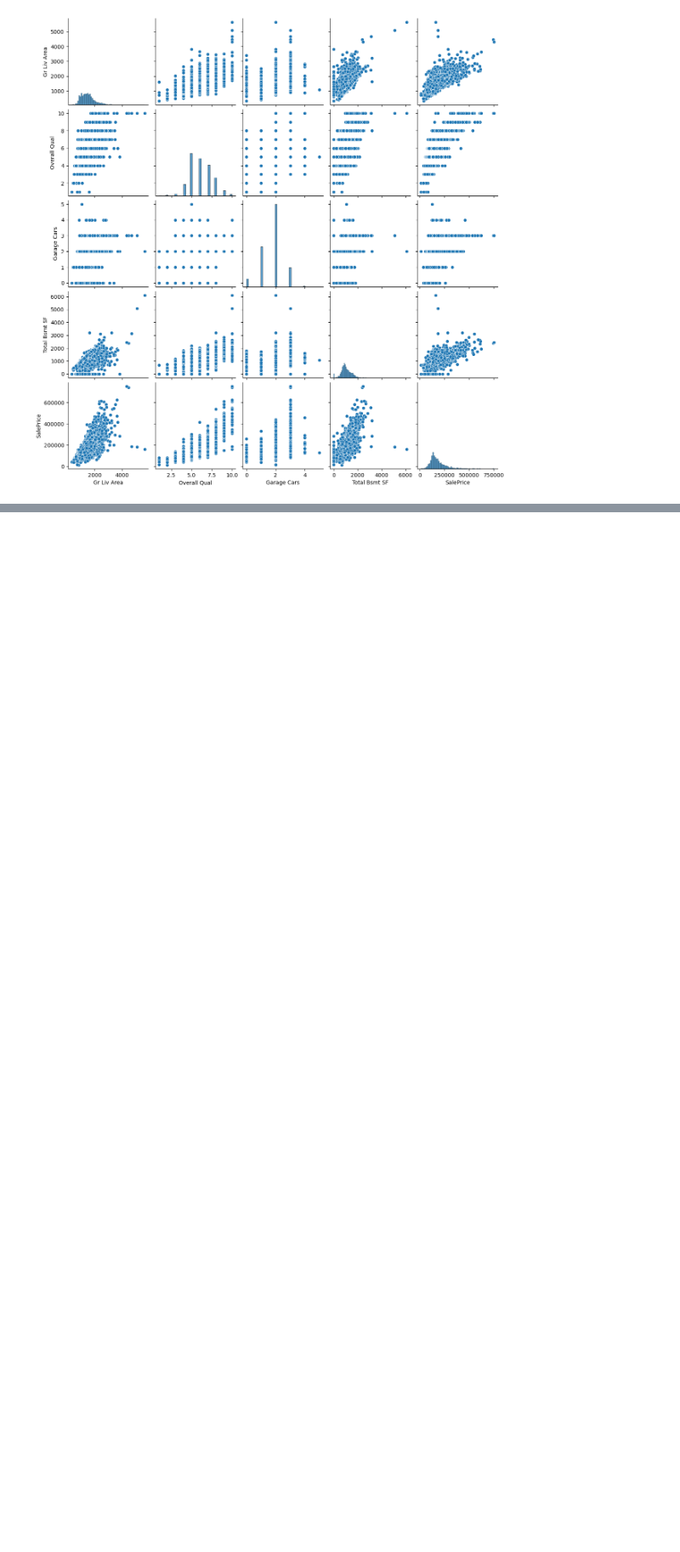
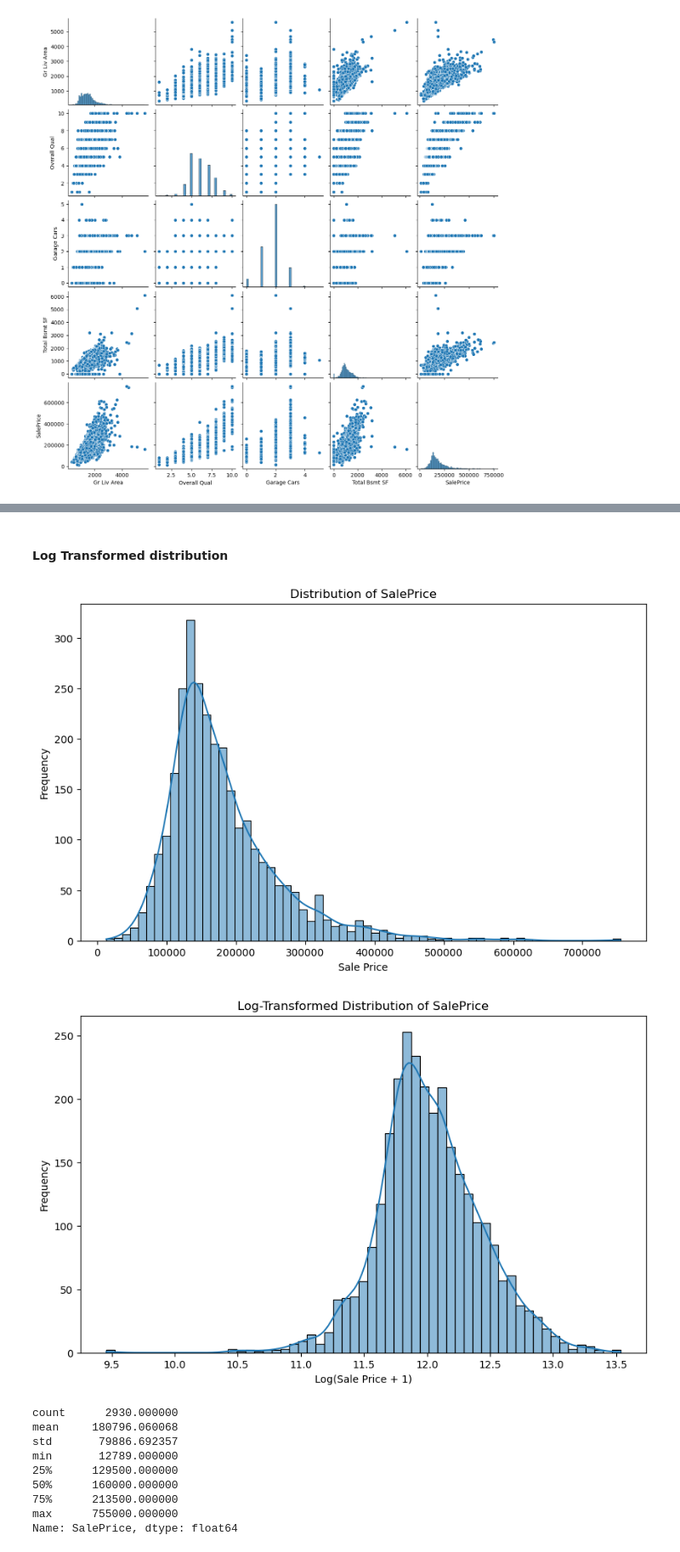
Before and after one commit to Gladwellchebelyon/FututrIntern_DS_03.House-Price-Prediction, a Jupyter notebook: House prediction.ipynb, the cells around one changed output, grey strips where cells are left out. Shown at 85% size. Cells and saved outputs as stored; diff of their text form; code cells hidden in the pictures; blank space fills up the shorter version.

```diff
--- a/House prediction.ipynb
+++ b/House prediction.ipynb
@@ -249,0 +315,38 @@ Passing `palette` without assigning `hue` is deprecated and will be removed in v
+# %% [markdown]
+#### Log Transformed distribution
+# %%
+import matplotlib.pyplot as plt
+import seaborn as sns
+import numpy as np
+
+# Histogram and KDE Plot
+plt.figure(figsize=(10, 6))
+sns.histplot(df['SalePrice'], kde=True)
+plt.title("Distribution of SalePrice")
+plt.xlabel("Sale Price")
+plt.ylabel("Frequency")
+plt.show()
+
+# Log Transformation and plot
+df['Log_SalePrice'] = np.log1p(df['SalePrice'])  # log1p to handle zeros if any
+plt.figure(figsize=(10, 6))
+sns.histplot(df['Log_SalePrice'], kde=True)
+plt.title("Log-Transformed Distribution of SalePrice")
+plt.xlabel("Log(Sale Price + 1)")
+plt.ylabel("Frequency")
+plt.show()
+
+# Descriptive Statistics
+print(df['SalePrice'].describe())
+# %% [output]
+[figure, added]
+[figure, added]
+count      2930.000000
+mean     180796.060068
+std       79886.692357
+min       12789.000000
+25%      129500.000000
+50%      160000.000000
+75%      213500.000000
+max      755000.000000
+Name: SalePrice, dtype: float64
```
Also changed, not shown: parts of 33 cells of this notebook.
